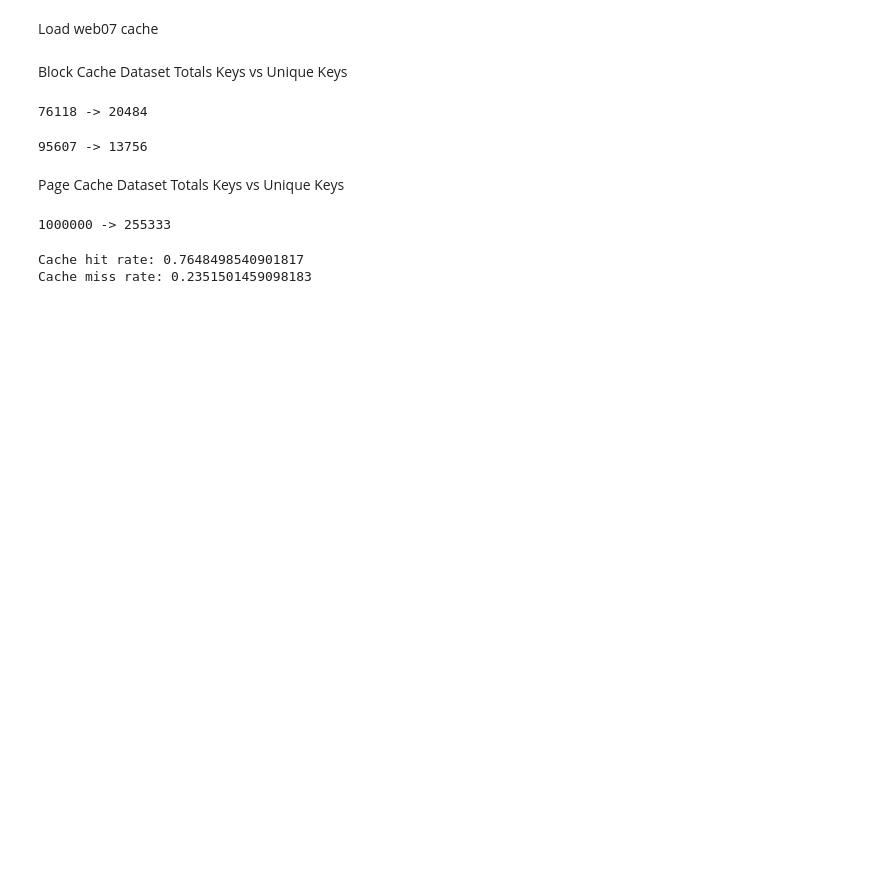
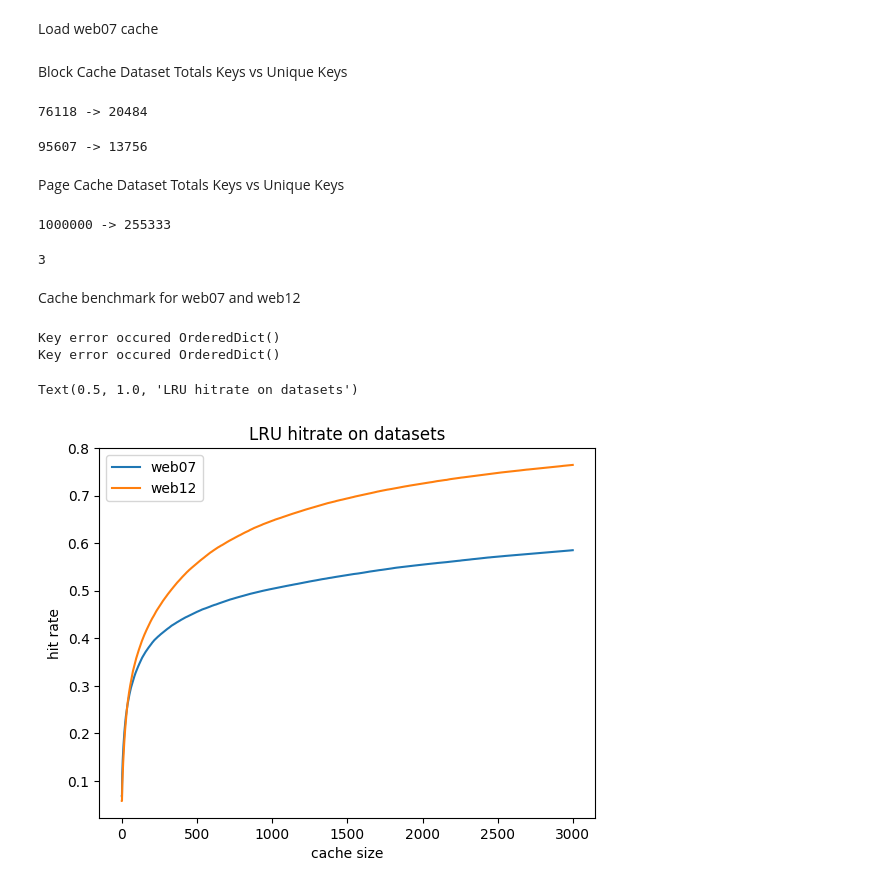
Before and after one commit to supun-kanda/advanced-cache-replacement, a Jupyter notebook: existing_algorithm_evaluation.ipynb, the cells around one changed output. Saved outputs shown, nothing was run; the diff lists cells and outputs as text; code cells hidden in the pictures; blank space fills up the shorter version.

```diff
--- a/existing_algorithm_evaluation.ipynb
+++ b/existing_algorithm_evaluation.ipynb
@@ -46,18 +46,17 @@ Page Cache Dataset Totals Keys vs Unique Keys
 print(cluster052['key'].count(),'->',cluster052['key'].unique().size)
 # %% [output]
 1000000 -> 255333
+# %%
+x = [1,2,3]
+x.pop() if x else true
+# %% [output]
+3
+# %% [markdown]
+Cache benchmark for web07 and web12
 # %%
 import random
 
 from lru_cache import LRUCache
-
-def generate_workload(num_requests, num_unique_keys):
-    workload = []
-    keys = list(range(num_unique_keys))
-    for _ in range(num_requests):
-        key = random.choice(keys)
-        workload.append(key)
-    return workload
 
 def cache_benchmark(cache, workload):
     hits = 0
@@ -72,18 +71,38 @@ def cache_benchmark(cache, workload):
     miss_rate = misses / len(workload)
     return hit_rate, miss_rate
 
-# Example usage
-cache_capacity = 3000
-num_requests = 95607
-num_unique_keys = 13756
+web07_hit = []
+web07_miss = []
+x_07 = []
+web12_hit = []
+web12_miss = []
+x_12 = []
 
-cache = LRUCache(cache_capacity)
-# workload = generate_workload(num_requests, num_unique_keys)
+for cap in range(3000):
+  cache = LRUCache(cap)
+  hit_rate, miss_rate = cache_benchmark(cache, web07)
+  x_07.append(cap)
+  web07_hit.append(hit_rate*100)
+  web07_miss.append(miss_rate*100)
 
-hit_rate, miss_rate = cache_benchmark(cache, web12)
-
-print("Cache hit rate:", hit_rate)
-print("Cache miss rate:", miss_rate)
+for cap in range(3000):
+  cache = LRUCache(cap)
+  hit_rate, miss_rate = cache_benchmark(cache, web12)
+  x_12.append(cap)
+  web12_hit.append(hit_rate*100)
+  web12_miss.append(miss_rate*100)
 # %% [output]
-Cache hit rate: 0.7648498540901817
-Cache miss rate: 0.2351501459098183
+Key error occured OrderedDict()
+Key error occured OrderedDict()
+# %%
+import matplotlib.pyplot as plt
+
+plt.plot(x_07, web07_hit, label='web07')
+plt.plot(x_12, web12_hit, label='web12')
+plt.legend()
+plt.xlabel('cache size')
+plt.ylabel('hit rate')
+plt.title('LRU hitrate on datasets')
+# %% [output]
+Text(0.5, 1.0, 'LRU hitrate on datasets')
+[figure, added]
```
Also changed, not shown: parts of 1 cell of this notebook.
